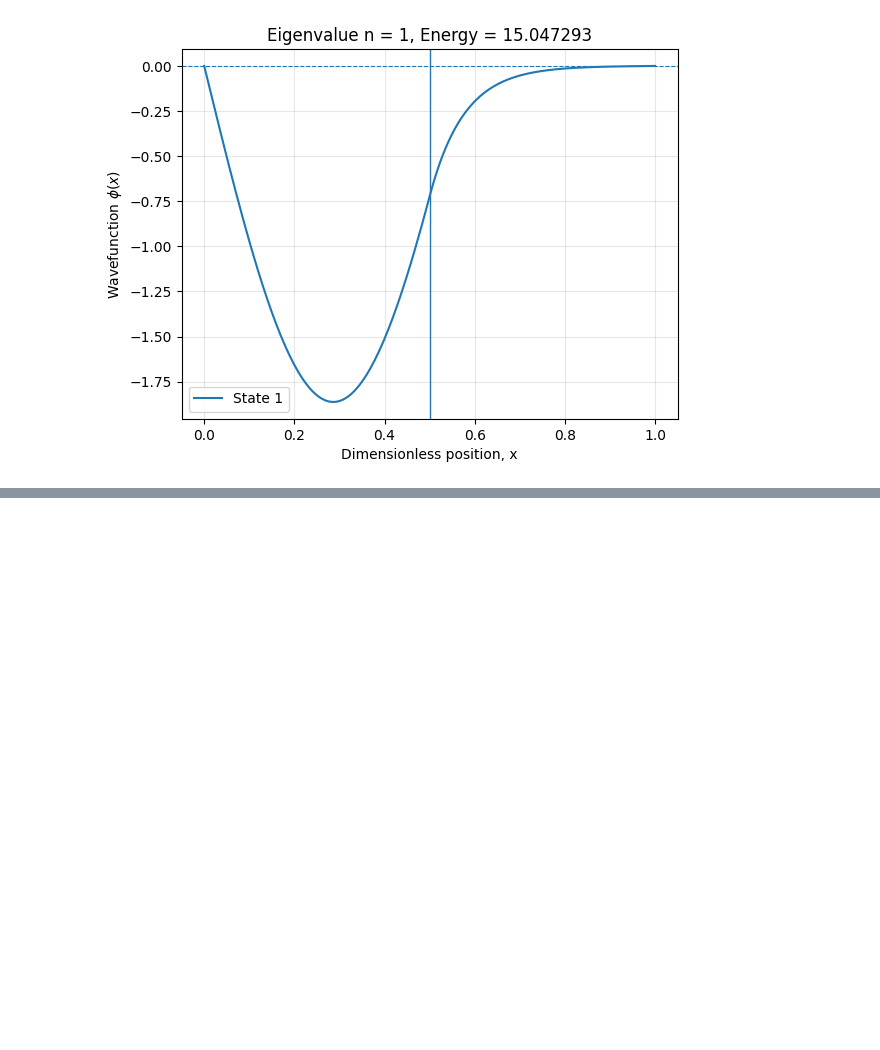
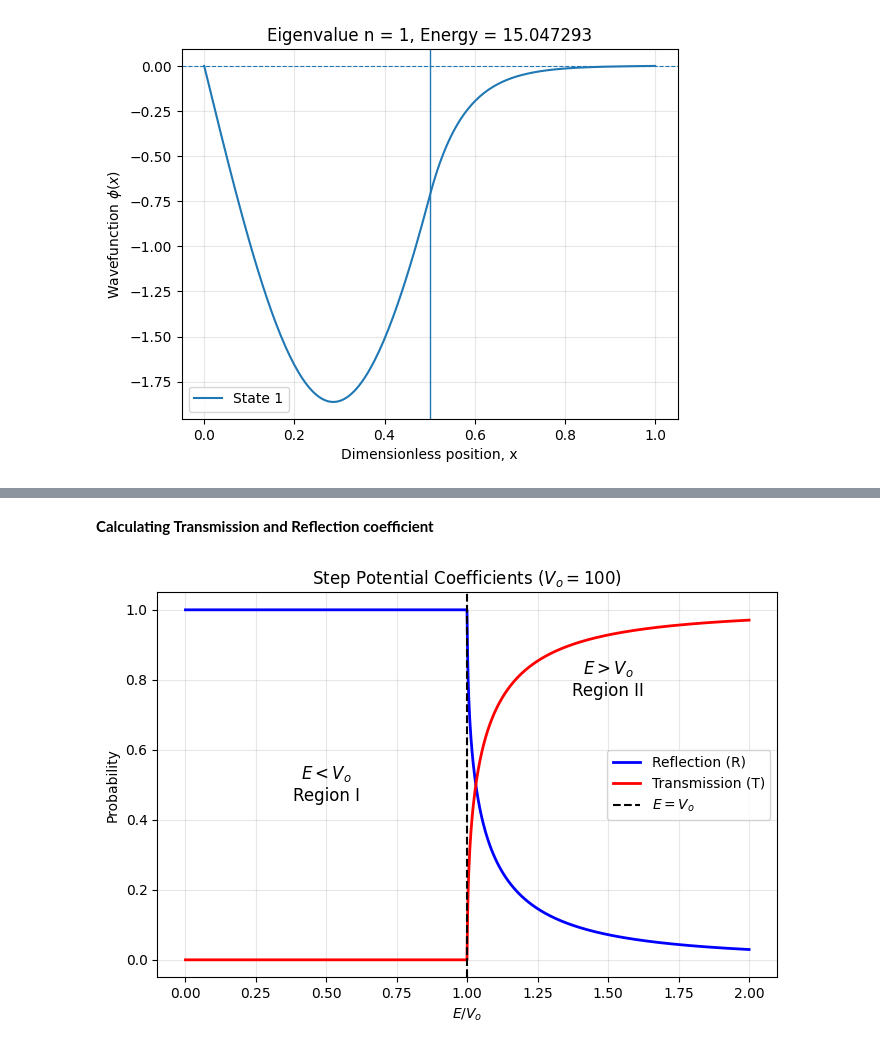
Before and after one commit to DeepakSingh169/QuantumMechanics, a Jupyter notebook: SchrodingerEquation.ipynb, the cells around one changed output, grey strips where cells are left out. Drawn from its saved outputs; the diff is of its cells as text; code cells hidden in the pictures; blank space fills up the shorter version.

```diff
--- a/SchrodingerEquation.ipynb
+++ b/SchrodingerEquation.ipynb
@@ -203,0 +259,35 @@ Normalization = 1.0
+# %% [markdown]
+**Calculating Transmission and Reflection coefficient**
+# %%
+Eo_i = 0
+Eo_f = 200
+points = 1000
+E = np.linspace(Eo_i,Eo_f,points)
+Vo  = 100
+temp = np.sqrt((E - Vo).astype(complex))
+
+reflection_coefficient_num = np.sqrt(E) - temp
+reflection_coefficient_den = np.sqrt(E) + temp
+reflection_coefficient     = np.abs(reflection_coefficient_num/reflection_coefficient_den)**2
+
+transmission_coefficient     = 1 - reflection_coefficient
+
+reflection_coefficient[0] = 1.0
+transmission_coefficient[0] = 0.0
+
+x_val = E/Vo
+
+plt.figure(figsize=(8, 5))
+plt.plot(x_val, reflection_coefficient, color="blue", label="Reflection (R)", lw=2)
+plt.plot(x_val, transmission_coefficient, color="red", label="Transmission (T)", lw=2)
+plt.axvline(x=1.0, color='black', linestyle='--', label='$E = V_o$')
+plt.title("Step Potential Coefficients ($V_o = 100$)")
+plt.xlabel("$E / V_o$")
+plt.ylabel("Probability")
+plt.text(0.5, 0.5, '$E < V_o$\nRegion I', fontsize=12, ha='center', va='center')
+plt.text(1.5, 0.8, '$E > V_o$\nRegion II', fontsize=12, ha='center', va='center')
+plt.grid(True, alpha=0.3)
+plt.legend()
+plt.show()
+# %% [output]
+[figure, added]
```
Also changed, not shown: parts of 6 cells of this notebook.
